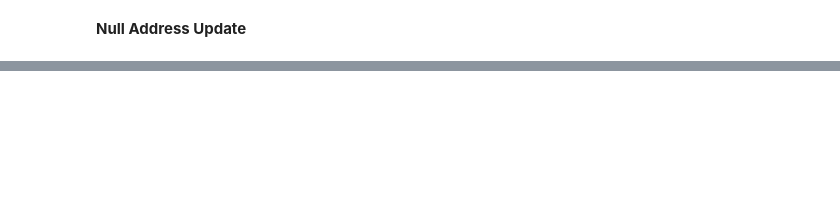
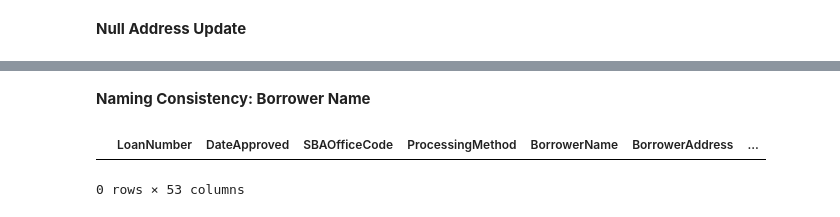
Before and after one commit to cspence001/mapdata_finalization_notebooks, a Jupyter notebook: main_label_pipe24.ipynb, the cells around one changed output, grey strips where cells are left out. Cells and saved outputs as stored; diff of their text form; code cells hidden in the pictures; blank space fills up the shorter version.

```diff
--- a/main_label_pipe24.ipynb
+++ b/main_label_pipe24.ipynb
@@ -157,6 +157,5 @@ with open("../data/null/highlighted_nulls_addresses_2024.html", "w") as f:
 # %%
-ppp_df_23_address = pd.read_csv("../data/raw/>150K/public_150k_plus_230630_add.csv")
-
+# SxS Diff
 null_loan_numbers = null_address_df['LoanNumber']
 #Filter the previous year's data for matching loans
 matching_addresses = ppp_df_23_address[ppp_df_23_address['LoanNumber'].isin(null_loan_numbers)][cols]  # Using the same columns as before
@@ -175,7 +174,7 @@ def highlight_diff(row):
     styles = [''] * len(row)
     for i, col in enumerate(cols[1:]):  # Skip LoanNumber
         if row[f'{col}_2024'] != row[f'{col}_2023']:
-            styles[i+1] = 'background-color: light blue'
+            styles[i+1] = 'background-color: yellow'
     return styles
 
 styled_comparison = comparison_df.style.apply(highlight_diff, axis=1)
@@ -308,0 +201,22 @@ for col in address_cols:
+# %% [markdown]
+<b>Naming Consistency: Borrower Name
+# %%
+# Clean &AMP; in both DataFrames before processing
+# Create a report of affected names before cleaning
+amp_report = ppp_df_24[ppp_df_24['BorrowerName'].str.contains('&AMP;', na=False)][['LoanNumber', 'BorrowerName']].copy()
+amp_report['CleanedName'] = amp_report['BorrowerName'].str.replace('&AMP;', '&')
+
+# Clean both DataFrames
+ppp_df_24['BorrowerName'] = ppp_df_24['BorrowerName'].str.replace('&AMP;', '&')
+ppp_df_23_address['BorrowerName'] = ppp_df_23_address['BorrowerName'].str.replace('&AMP;', '&')
+
+ppp_df_24.loc[ppp_df_24["LoanNumber"] == 9712177706, 'BorrowerName'] = "COMPLETE WELDING & FABRICATION INC"
+
+# Save AMP cleaning report
+amp_report.to_html('../data/null/reports/df20240930_amp_cleaning_report.html', index=False)
+
+cleanamp_check = ppp_df_24[ppp_df_24['BorrowerName'].astype(str).str.contains("&AMP;")]
+cleanamp_check.head()
+# %% [output]
+|  | LoanNumber | DateApproved | SBAOfficeCode | ProcessingMethod | BorrowerName | BorrowerAddress | ... |
+0 rows × 53 columns
```
Also changed, not shown: parts of 16 cells of this notebook.
